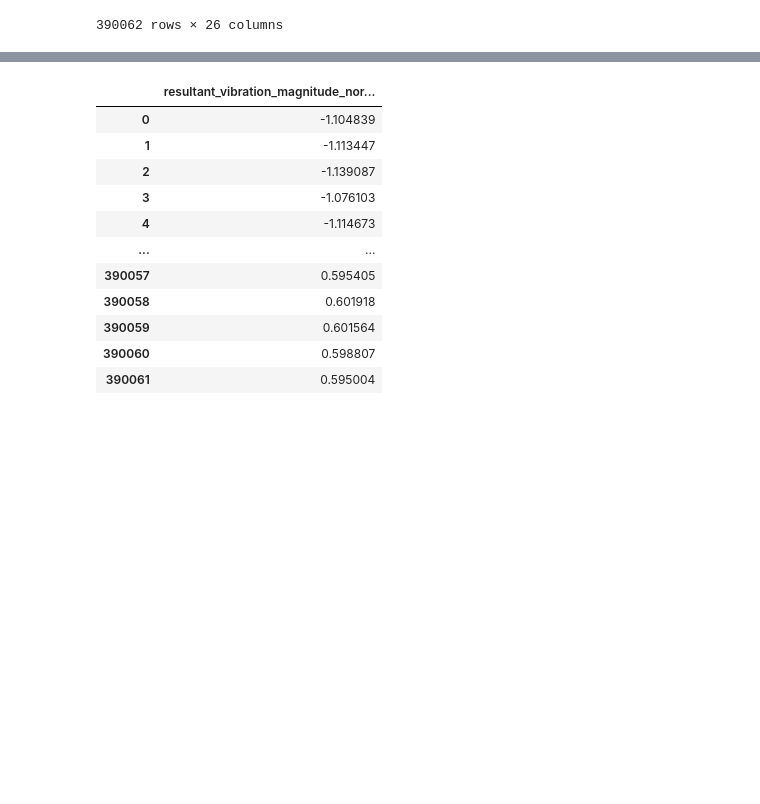
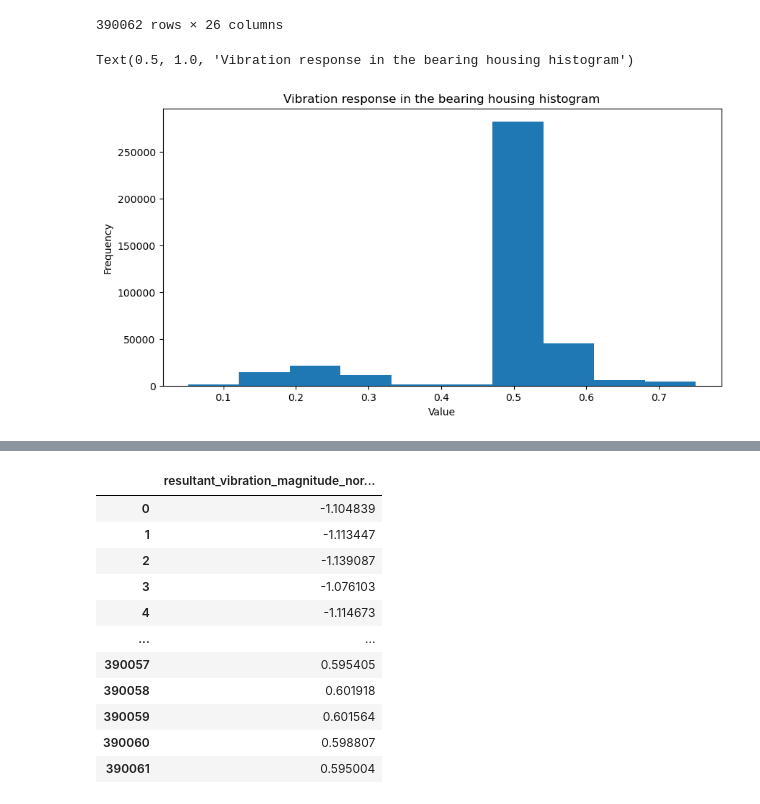
Before and after one commit to AtanasKolevNBU/PhD, a Jupyter notebook: notebooks/CSECS_2025/benchmark_model_ICE.ipynb, the cells around one changed output, grey strips where cells are left out. Drawn from its saved outputs; the diff is of its cells as text; code cells hidden in the pictures; blank space fills up the shorter version.

```diff
--- a/notebooks/CSECS_2025/benchmark_model_ICE.ipynb
+++ b/notebooks/CSECS_2025/benchmark_model_ICE.ipynb
@@ -47,0 +50,9 @@ df
+# %%
+plt.figure(figsize=(10, 5))
+plt.hist(df['Channel 1'])
+plt.xlabel('Value')
+plt.ylabel('Frequency')
+plt.title('Vibration response in the bearing housing histogram')
+# %% [output]
+Text(0.5, 1.0, 'Vibration response in the bearing housing histogram')
+[figure, added]
```
Also changed, not shown: parts of 4 cells of this notebook.
